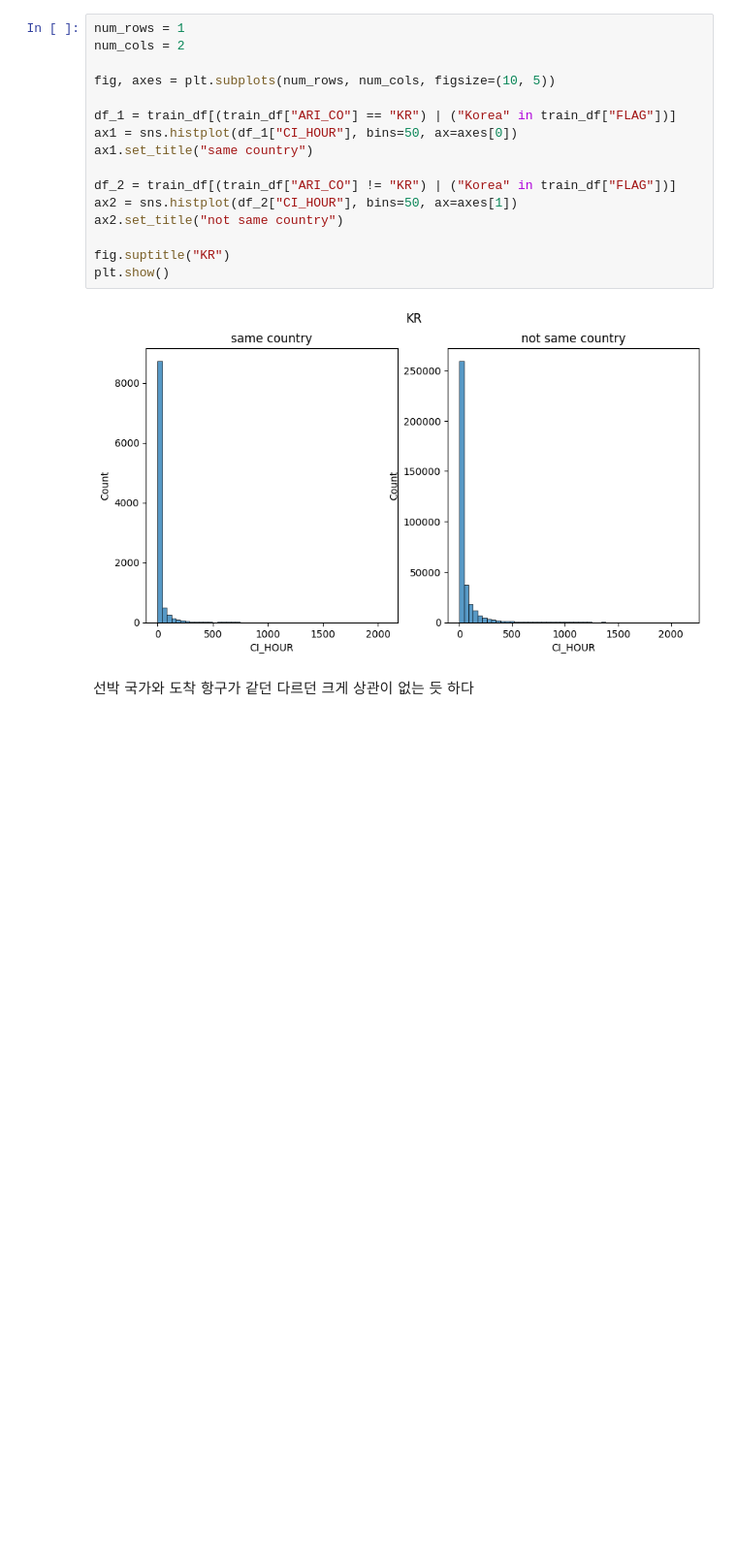
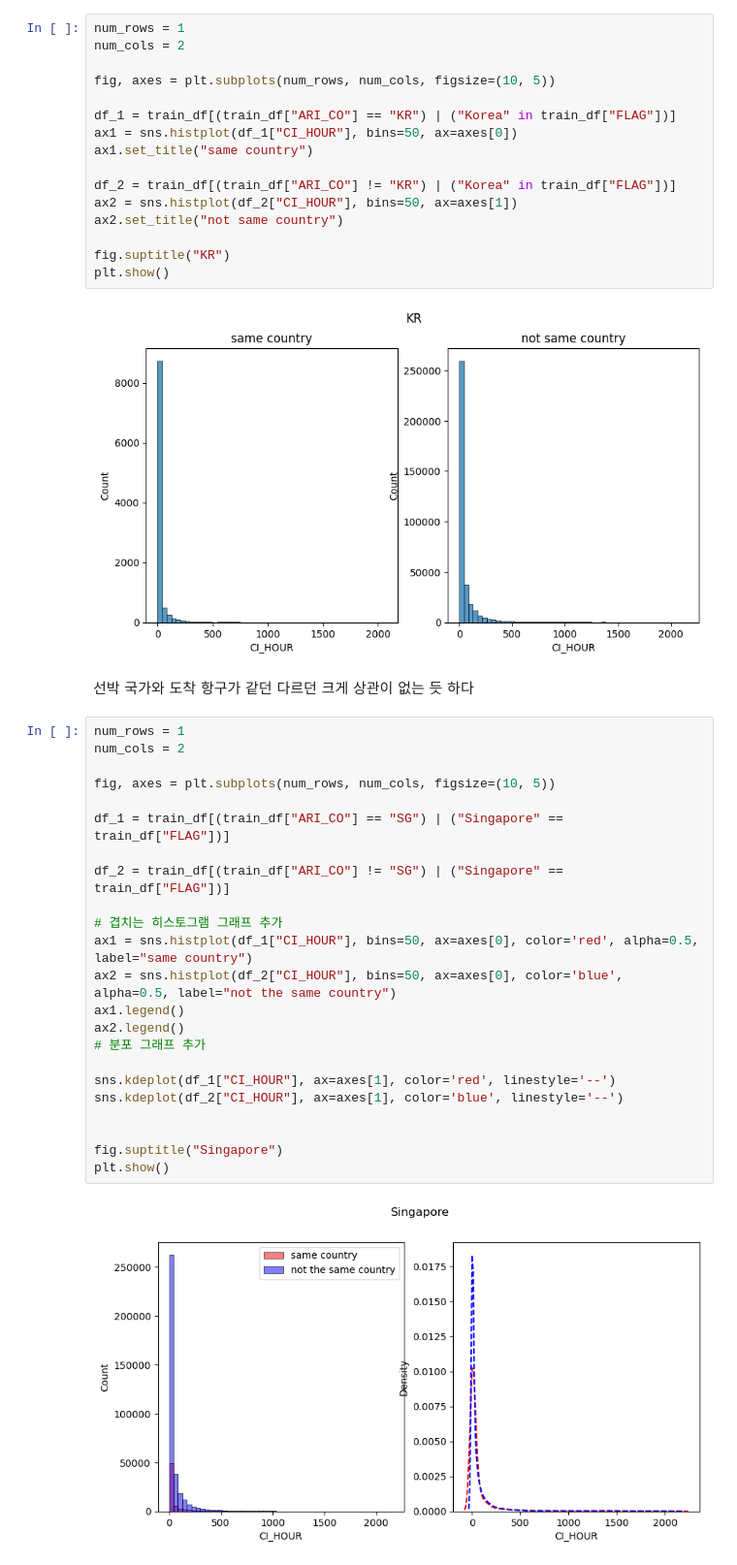
Before and after one commit to sihyeong671/HD-AI-Challenge, a Jupyter notebook: EDA/EDA_4.ipynb, the cells around one changed output. Shown at 97% size. Saved outputs shown, nothing was run; the diff lists cells and outputs as text; blank space fills up the shorter version.

```diff
--- a/EDA/EDA_4.ipynb
+++ b/EDA/EDA_4.ipynb
@@ -73,3 +73,28 @@ plt.show()
 [figure]
 # %% [markdown]
 선박 국가와 도착 항구가 같던 다르던 크게 상관이 없는 듯 하다
+# %%
+num_rows = 1
+num_cols = 2
+
+fig, axes = plt.subplots(num_rows, num_cols, figsize=(10, 5))
+
+df_1 = train_df[(train_df["ARI_CO"] == "SG") | ("Singapore" == train_df["FLAG"])]
+
+df_2 = train_df[(train_df["ARI_CO"] != "SG") | ("Singapore" == train_df["FLAG"])]
+
+# 겹치는 히스토그램 그래프 추가
+ax1 = sns.histplot(df_1["CI_HOUR"], bins=50, ax=axes[0], color='red', alpha=0.5, label="same country")
+ax2 = sns.histplot(df_2["CI_HOUR"], bins=50, ax=axes[0], color='blue', alpha=0.5, label="not the same country")
+ax1.legend()
+ax2.legend()
+# 분포 그래프 추가
+
+sns.kdeplot(df_1["CI_HOUR"], ax=axes[1], color='red', linestyle='--')
+sns.kdeplot(df_2["CI_HOUR"], ax=axes[1], color='blue', linestyle='--')
+
+
+fig.suptitle("Singapore")
+plt.show()
+# %% [output]
+[figure, added]
```
Also changed, not shown: parts of 1 cell of this notebook, 6 other files.
